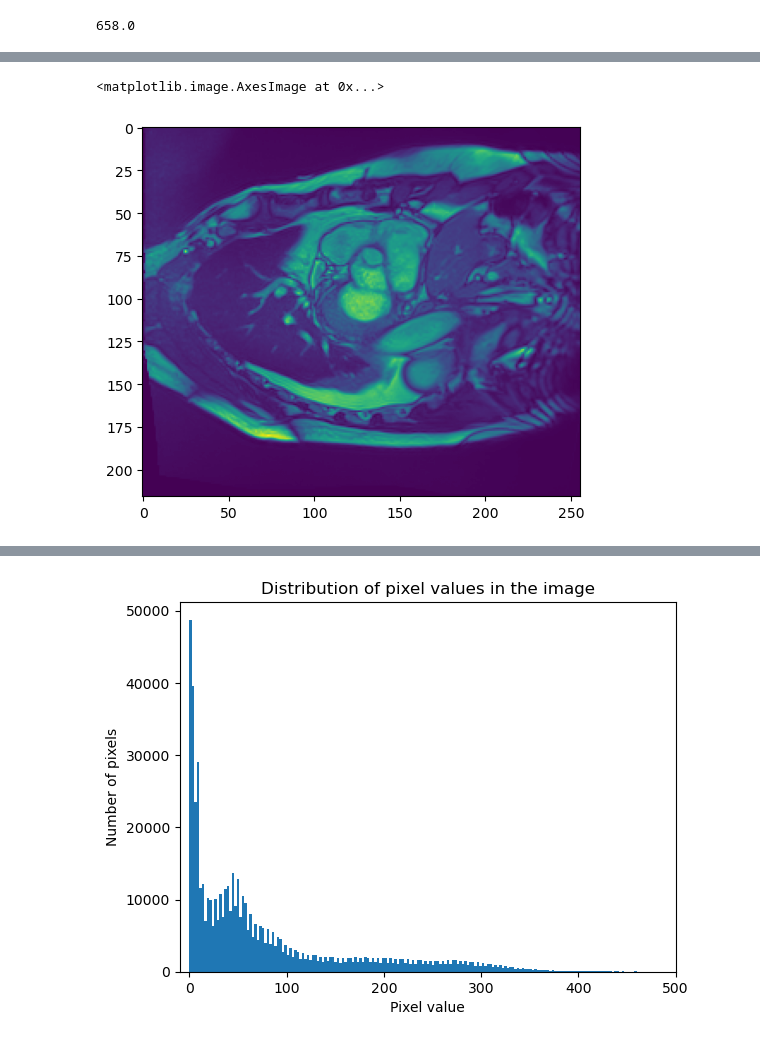
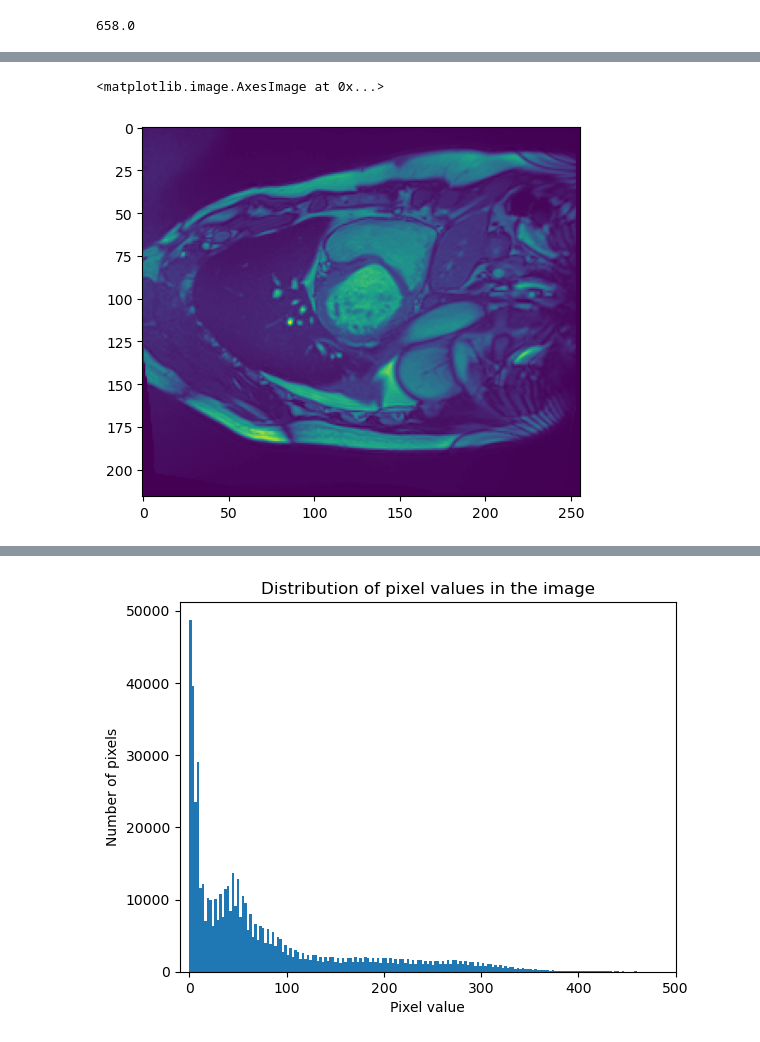
Before and after one commit to drigba/medical_image_segmentation, a Jupyter notebook: open_nii.ipynb, the cells around one changed output, grey strips where cells are left out. Cells and saved outputs as stored; diff of their text form; code cells hidden in the pictures.

```diff
--- a/open_nii.ipynb
+++ b/open_nii.ipynb
@@ -82,5 +108,7 @@ img2.shape
 # ~ 500kb
 path = "patient001_frame01.nii\\CMD03Gate1.nii"
 img3 = nib.load(path).get_fdata()
+img3 = np.transpose(img3, (2,0,1) )
+
 img3.shape
 # %% [output]
@@ -95,0 +137,6 @@ img3[:,:,0].max()
+# %%
+plt.style.use('default')
+fig, axes = plt.subplots(2,2, figsize=(12,12))
+for i, ax in enumerate(axes.reshape(-1)):
+    ax.imshow(masked_images[i][1])
+plt.show()
@@ -96,5 +145,5 @@ img3[:,:,0].max()
 # %%
-plt.imshow(img3[:,:,0])
+plt.imshow(img3[1])
 # %% [output]
 <matplotlib.image.AxesImage at 0x...>
-[figure, old version]
+[figure, new version]
```
Also changed, not shown: parts of 13 cells of this notebook, 5 other files.
